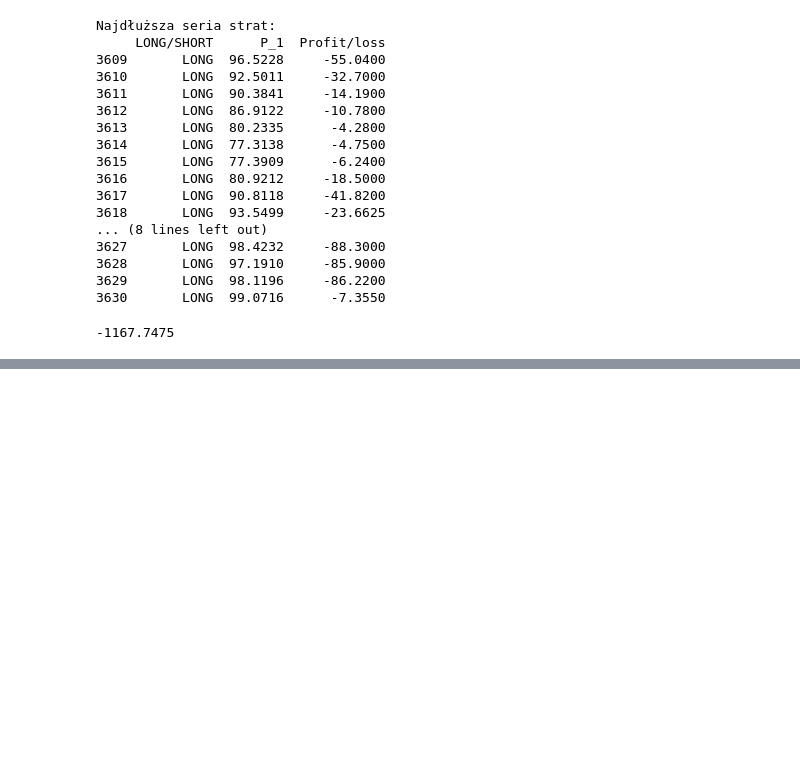
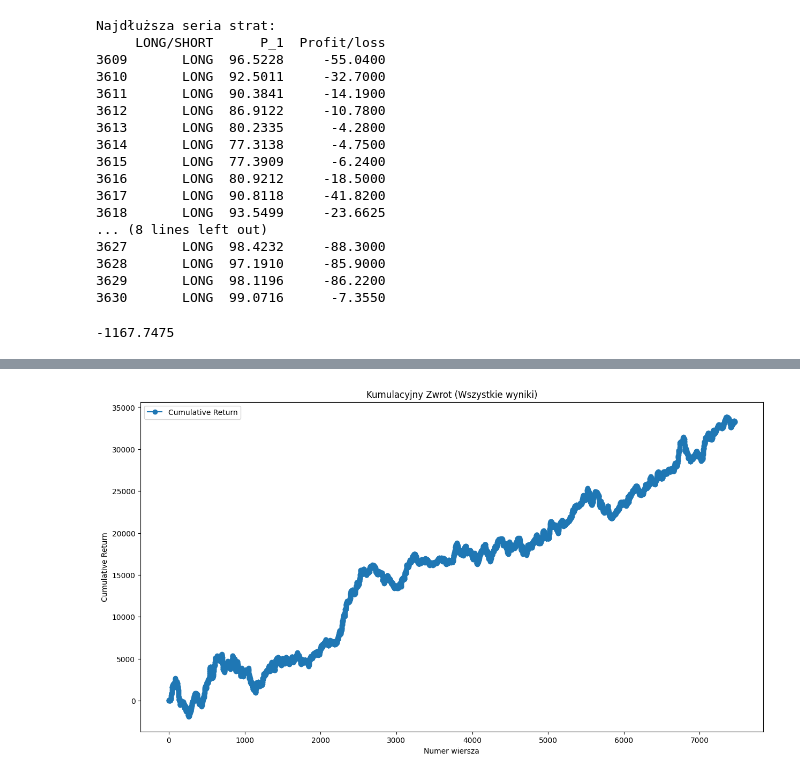
Before and after one commit to tomektom10/dataScienceBootCamp, a Jupyter notebook: Koszerne_wyniki_dla_Rabina.ipynb, the cells around one changed output, grey strips where cells are left out. Drawn from its saved outputs; the diff is of its cells as text; code cells hidden in the pictures; blank space fills up the shorter version.

```diff
--- a/Koszerne_wyniki_dla_Rabina.ipynb
+++ b/Koszerne_wyniki_dla_Rabina.ipynb
@@ -325,0 +378,16 @@ suma_wartosci_loss_in_row
+# %%
+plt.figure(figsize=(15, 8))
+plt.plot(df['Cum. Return'], label='Cumulative Return', marker='o', linestyle='-')
+
+# Dodajemy etykiety i tytuł
+plt.xlabel('Numer wiersza')
+plt.ylabel('Cumulative Return')
+plt.title('Kumulacyjny Zwrot (Wszystkie wyniki)')
+
+# Dodajemy legendę
+plt.legend()
+
+# Wyświetlamy wykres
+plt.show()
+# %% [output]
+[figure, added]
```
Also changed, not shown: parts of 4 cells of this notebook.
